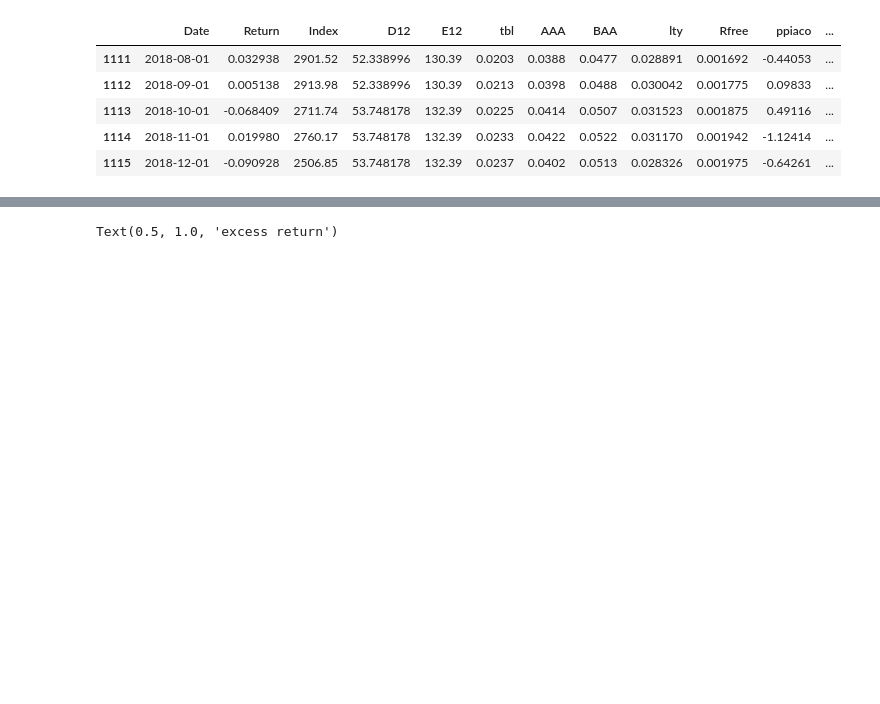
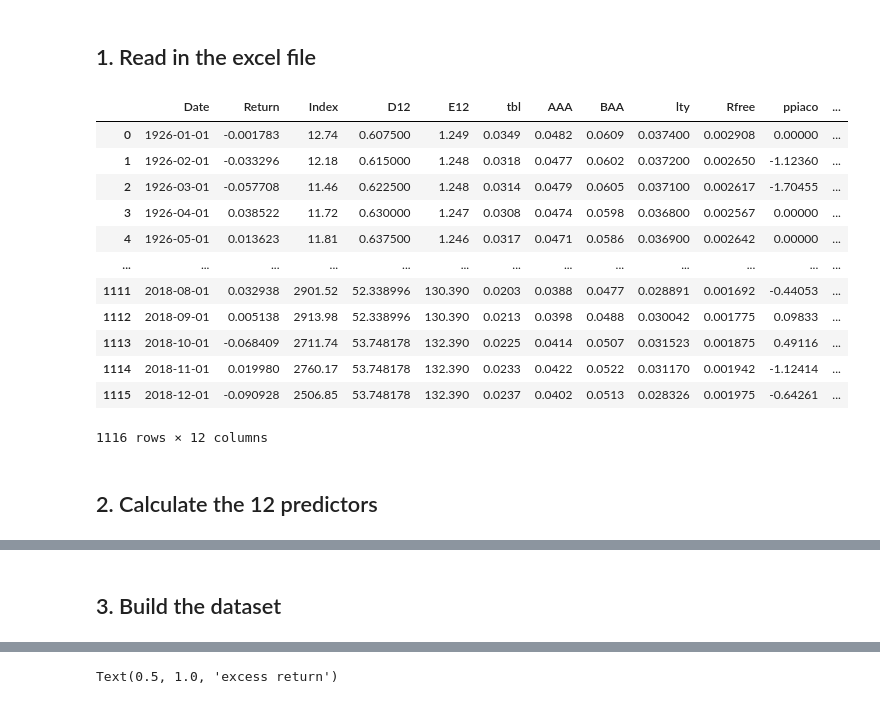
Before and after one commit to wuziqin/wuziqin, a Jupyter notebook: LSTM(07_06_21).ipynb, the cells around one changed output, grey strips where cells are left out. Saved outputs shown, nothing was run; the diff lists cells and outputs as text; code cells hidden in the pictures; blank space fills up the shorter version.

```diff
--- a/LSTM(07_06_21).ipynb
+++ b/LSTM(07_06_21).ipynb
@@ -35,16 +35,32 @@ Requirement already satisfied: pyasn1>=0.1.3 in /usr/local/lib/python3.7/dist-pa
 Requirement already satisfied: oauthlib>=3.0.0 in /usr/local/lib/python3.7/dist-packages (from requests-oauthlib>=0.7.0->google-auth-oauthlib<0.5,>=0.4.1->tensorboard~=2.5->tensorflow) (3.1.1)
+# %% [markdown]
+
+
+## 1.   Read in the excel file
 # %%
 # loads the raw data
-data = pd.read_excel("/data.xlsx")
+data = pd.read_excel("/content/data.xlsx")
 data['Date']=pd.to_datetime(data.Date, format='%Y%m', errors='ignore')
-data.tail()
+data
 # %% [output]
 |  | Date | Return | Index | D12 | E12 | tbl | AAA | BAA | lty | Rfree | ppiaco | ... |
-| 1111 | 2018-08-01 | 0.032938 | 2901.52 | 52.338996 | 130.39 | 0.0203 | 0.0388 | 0.0477 | 0.028891 | 0.001692 | -0.44053 | ... |
-| 1112 | 2018-09-01 | 0.005138 | 2913.98 | 52.338996 | 130.39 | 0.0213 | 0.0398 | 0.0488 | 0.030042 | 0.001775 | 0.09833 | ... |
-| 1113 | 2018-10-01 | -0.068409 | 2711.74 | 53.748178 | 132.39 | 0.0225 | 0.0414 | 0.0507 | 0.031523 | 0.001875 | 0.49116 | ... |
-| 1114 | 2018-11-01 | 0.019980 | 2760.17 | 53.748178 | 132.39 | 0.0233 | 0.0422 | 0.0522 | 0.031170 | 0.001942 | -1.12414 | ... |
-| 1115 | 2018-12-01 | -0.090928 | 2506.85 | 53.748178 | 132.39 | 0.0237 | 0.0402 | 0.0513 | 0.028326 | 0.001975 | -0.64261 | ... |
+| 0 | 1926-01-01 | -0.001783 | 12.74 | 0.607500 | 1.249 | 0.0349 | 0.0482 | 0.0609 | 0.037400 | 0.002908 | 0.00000 | ... |
+| 1 | 1926-02-01 | -0.033296 | 12.18 | 0.615000 | 1.248 | 0.0318 | 0.0477 | 0.0602 | 0.037200 | 0.002650 | -1.12360 | ... |
+| 2 | 1926-03-01 | -0.057708 | 11.46 | 0.622500 | 1.248 | 0.0314 | 0.0479 | 0.0605 | 0.037100 | 0.002617 | -1.70455 | ... |
+| 3 | 1926-04-01 | 0.038522 | 11.72 | 0.630000 | 1.247 | 0.0308 | 0.0474 | 0.0598 | 0.036800 | 0.002567 | 0.00000 | ... |
+| 4 | 1926-05-01 | 0.013623 | 11.81 | 0.637500 | 1.246 | 0.0317 | 0.0471 | 0.0586 | 0.036900 | 0.002642 | 0.00000 | ... |
+| ... | ... | ... | ... | ... | ... | ... | ... | ... | ... | ... | ... | ... |
+| 1111 | 2018-08-01 | 0.032938 | 2901.52 | 52.338996 | 130.390 | 0.0203 | 0.0388 | 0.0477 | 0.028891 | 0.001692 | -0.44053 | ... |
+| 1112 | 2018-09-01 | 0.005138 | 2913.98 | 52.338996 | 130.390 | 0.0213 | 0.0398 | 0.0488 | 0.030042 | 0.001775 | 0.09833 | ... |
+| 1113 | 2018-10-01 | -0.068409 | 2711.74 | 53.748178 | 132.390 | 0.0225 | 0.0414 | 0.0507 | 0.031523 | 0.001875 | 0.49116 | ... |
+| 1114 | 2018-11-01 | 0.019980 | 2760.17 | 53.748178 | 132.390 | 0.0233 | 0.0422 | 0.0522 | 0.031170 | 0.001942 | -1.12414 | ... |
+| 1115 | 2018-12-01 | -0.090928 | 2506.85 | 53.748178 | 132.390 | 0.0237 | 0.0402 | 0.0513 | 0.028326 | 0.001975 | -0.64261 | ... |
+1116 rows × 12 columns
+# %% [markdown]
+
+
+
+## 2.   Calculate the 12 predictors
 # %%
 #construct the predictors
 rfLag   = data["Rfree"]
@@ -182,4 +198,9 @@ predictor
 | 1103 | 2018-11-01 | -3.938738 | -3.037295 | 11.952011 | 0.478333 | 0.230670 | 0.787000 | 1.103000 | 0.49116 | 0.22029 | 1 | ... |
 | 1104 | 2018-12-01 | -3.842472 | -2.941030 | 14.838421 | 0.430833 | -0.078084 | 0.462632 | 1.187368 | -1.12414 | 0.53695 | 0 | ... |
 1105 rows × 13 columns
+# %% [markdown]
+
+
+
+## 3.  Build the dataset
 # %%
```
Also changed, not shown: parts of 28 cells of this notebook.
